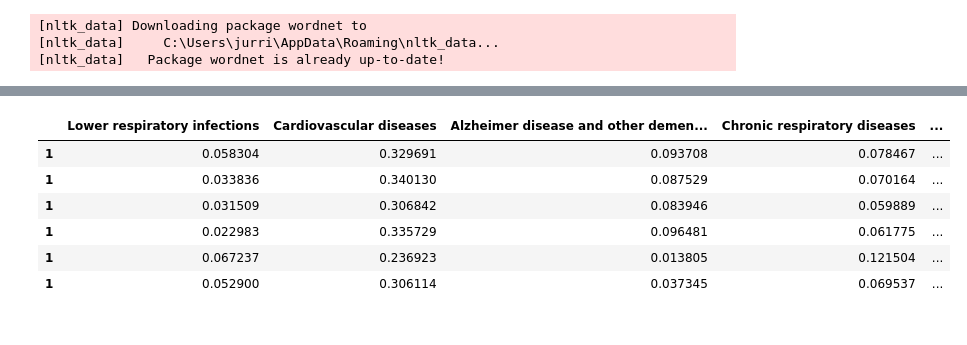
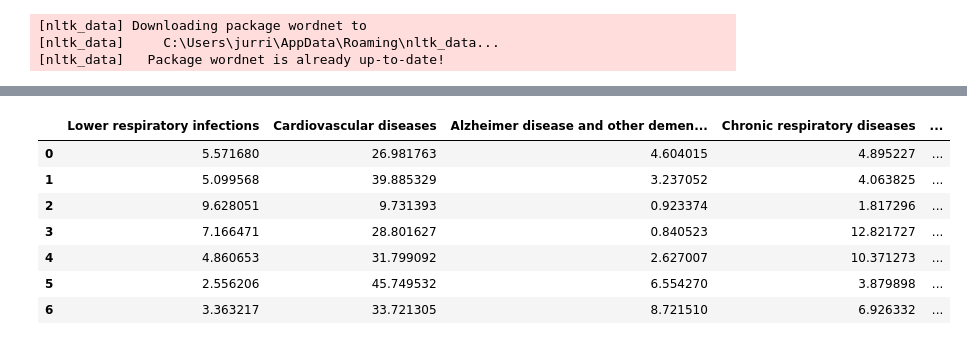
Before and after one commit to epfl-ada/ada-2021-project-hoja, a Jupyter notebook: country_comparison.ipynb, the cells around one changed output, grey strips where cells are left out. Saved outputs shown, nothing was run; the diff lists cells and outputs as text; code cells hidden in the pictures.

```diff
--- a/country_comparison.ipynb
+++ b/country_comparison.ipynb
@@ -198,13 +352,13 @@ deaths_2009_percentage.iloc[-1] = deaths_2009_percentage.iloc[-1]/deaths_2009_pe
 # %%
 deaths_2009_reduce = reduce_df(deaths_2009, 5)
-deaths_2009_percentage_reduce = reduce_df(deaths_2009_percentage, 3)
+deaths_2009_percentage_reduce = reduce_df(deaths_2009_percentage, 5)
+deaths_2009_percentage_reduce
+# %% [output]
+|  | Lower respiratory infections | Cardiovascular diseases | Alzheimer disease and other demen... | Chronic respiratory diseases | ... |
+| 0 | 5.571680 | 26.981763 | 4.604015 | 4.895227 | ... |
+| 1 | 5.099568 | 39.885329 | 3.237052 | 4.063825 | ... |
+| 2 | 9.628051 | 9.731393 | 0.923374 | 1.817296 | ... |
+| 3 | 7.166471 | 28.801627 | 0.840523 | 12.821727 | ... |
+| 4 | 4.860653 | 31.799092 | 2.627007 | 10.371273 | ... |
+| 5 | 2.556206 | 45.749532 | 6.554270 | 3.879898 | ... |
+| 6 | 3.363217 | 33.721305 | 8.721510 | 6.926332 | ... |
-# %%
-deaths_2009_percentage_reduce
-# %% [output]
-|  | Lower respiratory infections | Cardiovascular diseases | Alzheimer disease and other demen... | Chronic respiratory diseases | ... |
-| 1 | 0.058304 | 0.329691 | 0.093708 | 0.078467 | ... |
-| 1 | 0.033836 | 0.340130 | 0.087529 | 0.070164 | ... |
-| 1 | 0.031509 | 0.306842 | 0.083946 | 0.059889 | ... |
-| 1 | 0.022983 | 0.335729 | 0.096481 | 0.061775 | ... |
-| 1 | 0.067237 | 0.236923 | 0.013805 | 0.121504 | ... |
-| 1 | 0.052900 | 0.306114 | 0.037345 | 0.069537 | ... |
```
Also changed, not shown: parts of 19 cells of this notebook.
